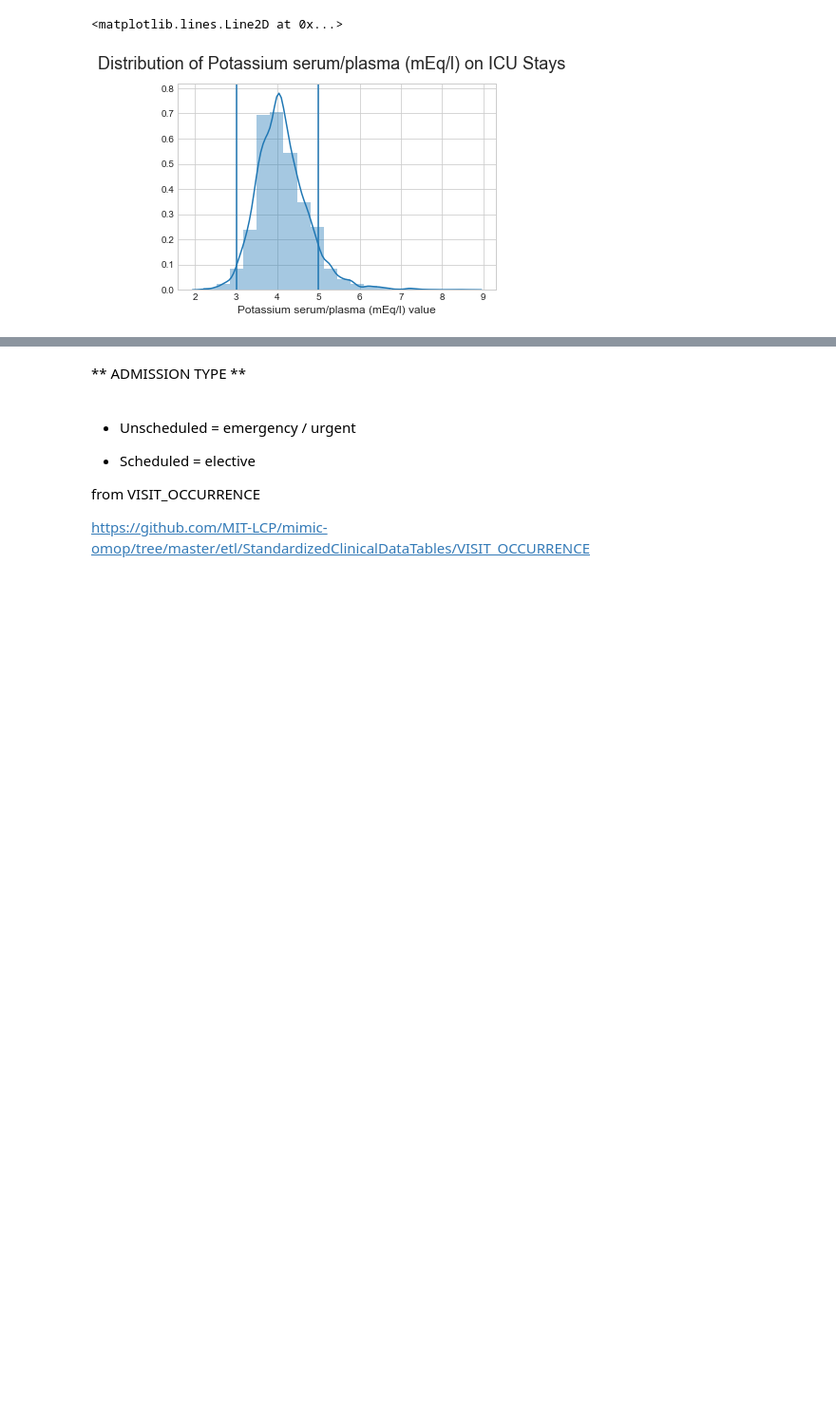
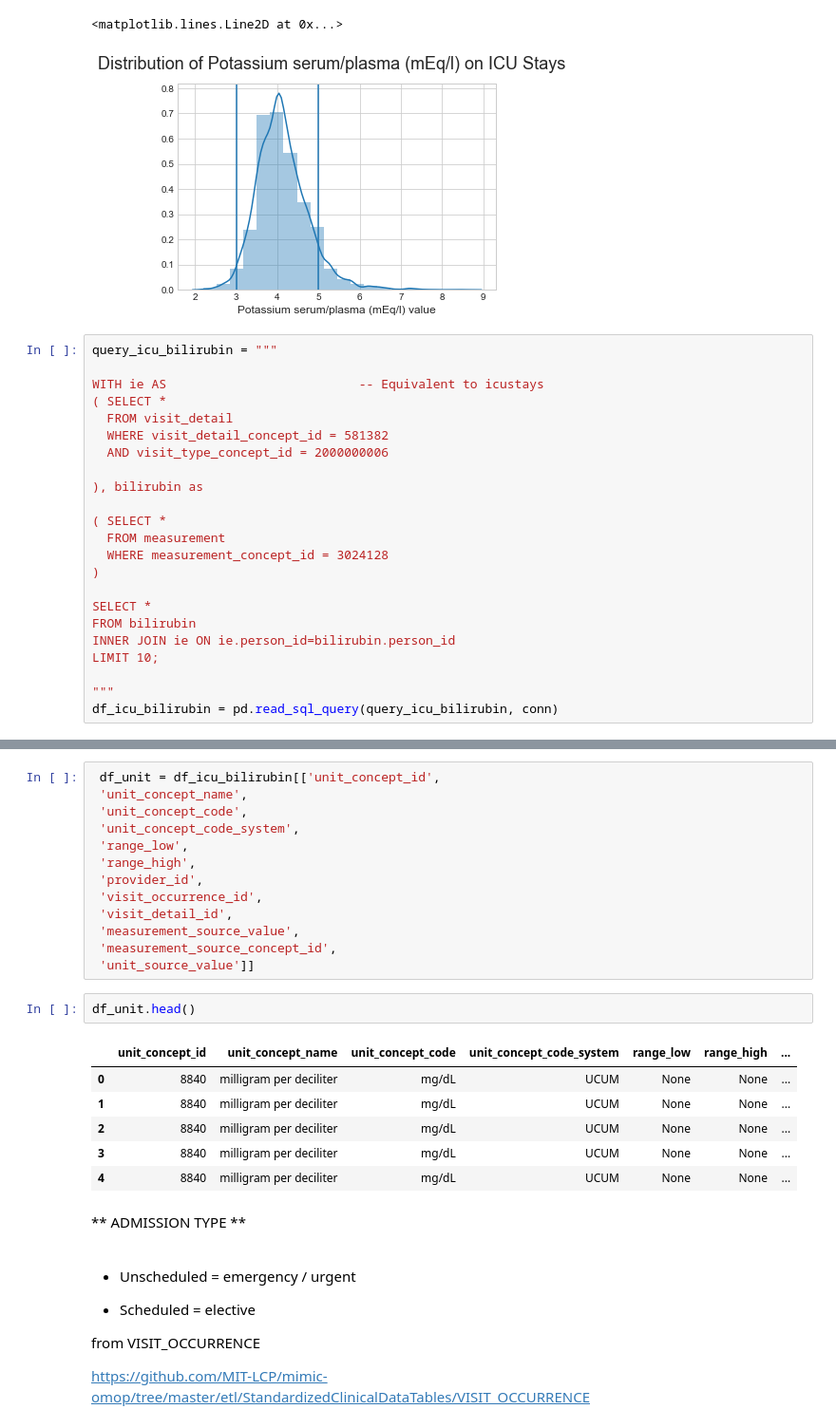
Before and after one commit to dataforgoodfr/batch4_diafoirus_fleming, a Jupyter notebook: omop_severity_scores/omop_sapsii_components.ipynb, the cells around one changed output, grey strips where cells are left out. Shown at 95% size. Cells and saved outputs as stored; diff of their text form; blank space fills up the shorter version.

Commit message:
add chemistry to saps_ii + issues on admission type

```diff
--- a/omop_severity_scores/omop_sapsii_components.ipynb
+++ b/omop_severity_scores/omop_sapsii_components.ipynb
@@ -194,3 +194,26 @@ plt.axvline(5)
 # %% [output]
 <matplotlib.lines.Line2D at 0x...>
 [figure]
+# %%
+query_icu_bilirubin = """
+
+WITH ie AS                          -- Equivalent to icustays
+( SELECT *
+  FROM visit_detail
+  WHERE visit_detail_concept_id = 581382
+  AND visit_type_concept_id = 2000000006
+
+), bilirubin as
+
+( SELECT *
+  FROM measurement
+  WHERE measurement_concept_id = 3024128
+)
+
+SELECT *
+FROM bilirubin
+INNER JOIN ie ON ie.person_id=bilirubin.person_id
+LIMIT 10;
+
+"""
+df_icu_bilirubin = pd.read_sql_query(query_icu_bilirubin, conn)
@@ -197,3 +230,25 @@ plt.axvline(5)
+# %%
+ df_unit = df_icu_bilirubin[['unit_concept_id',
+ 'unit_concept_name',
+ 'unit_concept_code',
+ 'unit_concept_code_system',
+ 'range_low',
+ 'range_high',
+ 'provider_id',
+ 'visit_occurrence_id',
+ 'visit_detail_id',
+ 'measurement_source_value',
+ 'measurement_source_concept_id',
+ 'unit_source_value']]
+# %%
+df_unit.head()
+# %% [output]
+|  | unit_concept_id | unit_concept_name | unit_concept_code | unit_concept_code_system | range_low | range_high | ... |
+| 0 | 8840 | milligram per deciliter | mg/dL | UCUM | None | None | ... |
+| 1 | 8840 | milligram per deciliter | mg/dL | UCUM | None | None | ... |
+| 2 | 8840 | milligram per deciliter | mg/dL | UCUM | None | None | ... |
+| 3 | 8840 | milligram per deciliter | mg/dL | UCUM | None | None | ... |
+| 4 | 8840 | milligram per deciliter | mg/dL | UCUM | None | None | ... |
 # %% [markdown]
 ** ADMISSION TYPE **
 # %% [markdown]
```
Also changed, not shown: parts of 2 cells of this notebook, 9 other files.
